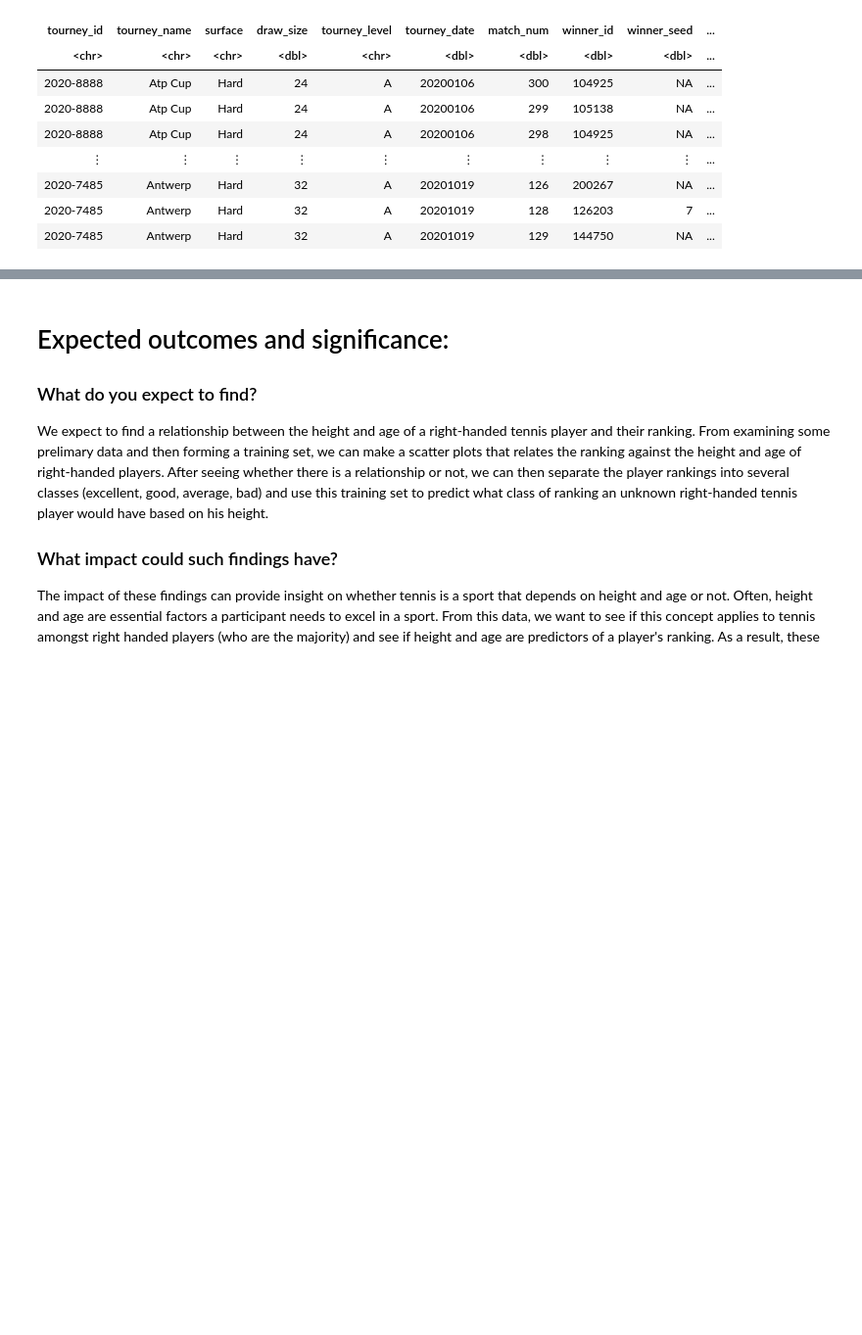
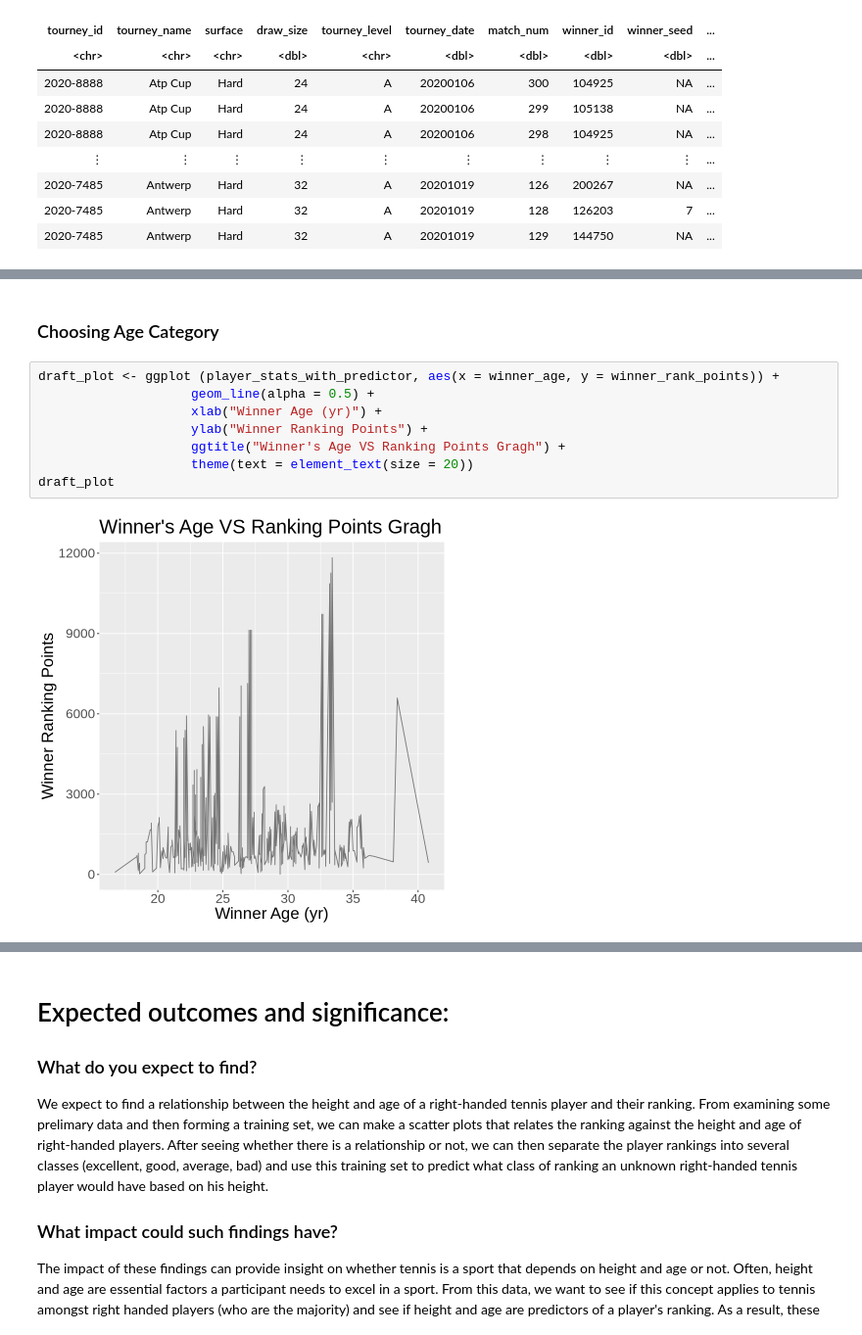
Before and after one commit to lillian6666666/deci_100_group_project_18, a Jupyter notebook: project.ipynb, the cells around one changed output, grey strips where cells are left out. Shown at 98% size. Saved outputs shown, nothing was run; the diff lists cells and outputs as text; blank space fills up the shorter version.

```diff
--- a/project.ipynb
+++ b/project.ipynb
@@ -86 +102,13 @@ A tibble: 1228 × 2
+# %% [markdown]
+### Choosing Age Category
+# %%
+draft_plot <- ggplot (player_stats_with_predictor, aes(x = winner_age, y = winner_rank_points)) +
+                    geom_line(alpha = 0.5) +
+                    xlab("Winner Age (yr)") +
+                    ylab("Winner Ranking Points") +
+                    ggtitle("Winner's Age VS Ranking Points Gragh") +
+                    theme(text = element_text(size = 20))
+draft_plot
+# %% [output]
+[figure, added]
 # %%
```
Also changed, not shown: parts of 10 cells of this notebook.
